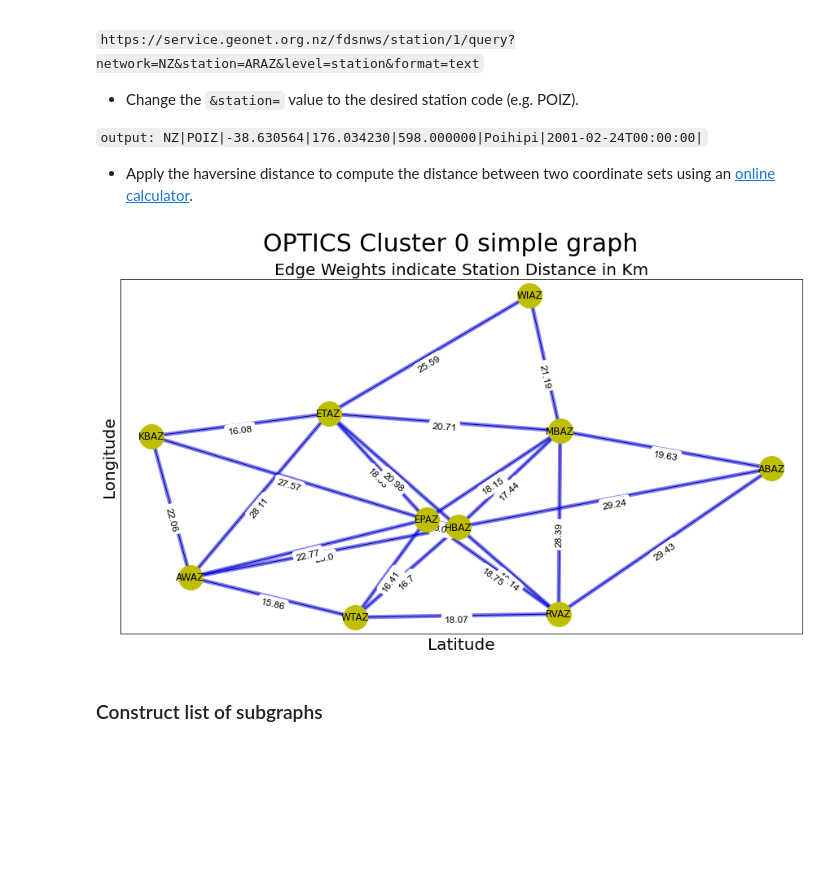
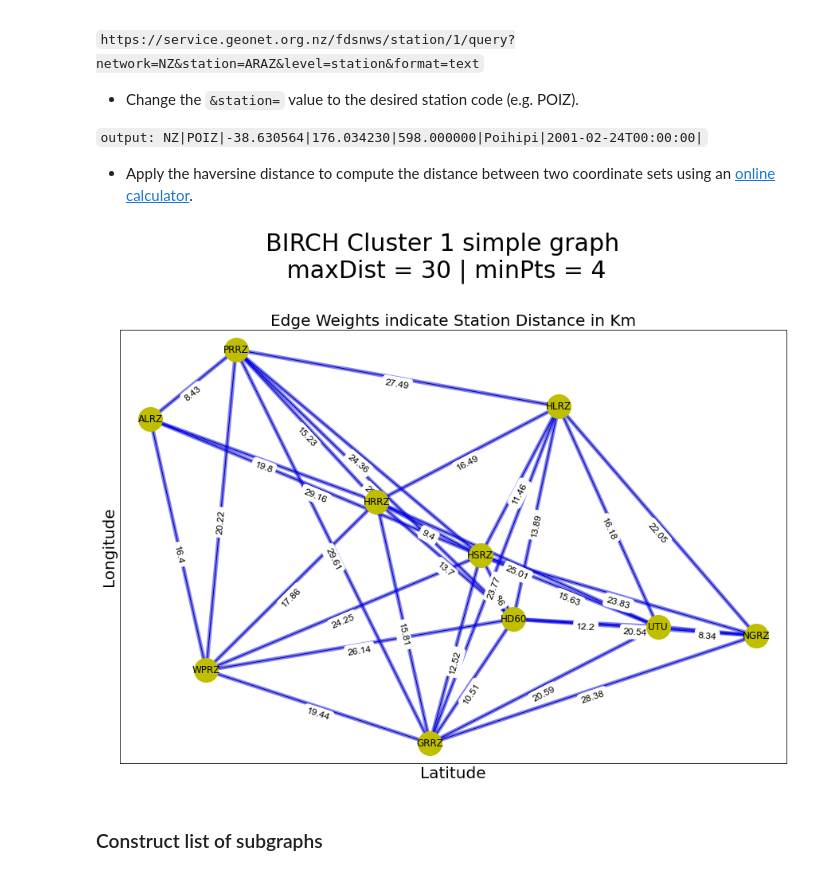
Before and after one commit to waidyanatha/quasar, a Jupyter notebook: notebooks/1a_shield_network_cluster_maps.ipynb, the cells around one changed output. Saved outputs shown, nothing was run; the diff lists cells and outputs as text; code cells hidden in the pictures; blank space fills up the shorter version.

```diff
--- a/notebooks/1a_shield_network_cluster_maps.ipynb
+++ b/notebooks/1a_shield_network_cluster_maps.ipynb
@@ -326,7 +331,7 @@ print("Returns a %s confidence interval\n" % s_conf_int)
     iterate the test 50 times to calculate the average score
 '''
 n_iter = 50    # number of iterations to run each of the functions
-n_clusters = int(station_coordinates.shape[0]/3)
+n_clusters = int(station_coordinates.shape[0]/4)
 sum_assess_tend_mean_scores = 0
 arr_score = np.empty(n_iter, dtype=float)
 
@@ -801,6 +815,11 @@ try:
     plt.legend(loc='upper left', fontsize=15)
     plt.xlabel('Longitude', fontsize=20)
     plt.ylabel('Latitude', fontsize=20)
+
+    _s_plot_save_file = str("../images/outputs/noise_clust_plot "+
+                            _s_cloud_clust_name+"_"+str(_l_max_distance)+"_"+
+                            str(_n_min_cloud_clust_size)+".png").replace(" ","_")
+    plt.savefig(_s_plot_save_file, bbox_inches='tight')
     plt.show()
 
 except Exception as err:
@@ -843,13 +866,13 @@ if debug:
     import importlib
     gc = importlib.reload(gc)
 
-_plot_valid_g = False
+_plot_valid_g = True
 ''' plot only subgraphs that comply with k-regularity where k >= minPts
     Given that the regularity is based on the average degree, change the scaling value 0.95
     to one that is desired and in the interval (0,1] to set a regularity threshold @_f_reg_thresh
 '''
 _force_min_regularity = True
-_f_reg_thresh = 0.95*cloud_clust_qual_df_['Minimum Points'].item()
+_f_reg_thresh = 0.95*__clust_quality_df_['Minimum Points'].item()
 #_min_regularity = 0.95     # value greater than 0 and less than 1.0
 
 lst_G_simple = []
@@ -860,11 +883,11 @@ if _plot_valid_g:
     for k in no_noise_df['label'].unique():
         temp_df = pd.DataFrame([])
         temp_df = no_noise_df.loc[lambda no_noise_df: no_noise_df['label'] == k]
-        if temp_df.shape[0] < int(cloud_clust_qual_df_['Minimum Points'].item()):
+        if temp_df.shape[0] < int(__clust_quality_df_['Minimum Points'].item()):
             no_noise_df = no_noise_df[no_noise_df['label'] != k]
 
-dict_feature_params = {"distance_km": cloud_clust_qual_df_['Maximum Distance'].item(),
-                       "minimum_samples": cloud_clust_qual_df_['Minimum Points'].item()}
+dict_feature_params = {"distance_km": __clust_quality_df_['Maximum Distance'].item(),
+                       "minimum_samples": __clust_quality_df_['Minimum Points'].item()}
 cls_g_clust = gc.community_detection(**dict_feature_params)
 G_simple = cls_g_clust.get_simple_graph(no_noise_df)
 G_simple.remove_nodes_from(list(nx.isolates(G_simple)))
@@ -896,5 +919,5 @@ while incomplete:
                 pass
 
 print('Remaining %d simple graphs after regularity degree validation with a tolerance of %0.02f!'
-      % (len(lst_G_simple),_f_deg_tol_thresh))
+      % (len(lst_G_simple),_f_reg_thresh))
 # %% [output]
@@ -1068,40 +1126,53 @@ To verify the distances given in the graph:
     n is the number of clusters
     To toggle between viewing the minimum spanning tree and the graph uncomment and comment the
     code lines
     G = lst_clust_G_tree[clust_num]
     G = lst_clust_G_graph[clust_num]
 
     @parameters
     clust_number = integer value of any number between 0 and the maximum number of cluster -1
     G = nx.Graph() instance of the respecitve graph of the cluster from the list of cluster graphs
 '''
 import networkx as nx
 import matplotlib.pyplot as plt
 %matplotlib inline
 
 ''' TODO create a dataframe of graphs to locate by index number to remove issue related to mismatch
     between clust_number and actual cluster label'''
-clust_num = 0
+clust_num = 1
 G = lst_G_simple[clust_num]
-plt.figure(figsize=(15,8))
+#fig, ax = plt.subplots(num_rows, num_cols, figsize=(15,num_rows*4), dpi=100, sharex=False, sharey=True)
+#ax = plt.subplot()
+plt.figure(figsize=(15,10))
+
 node_pos=nx.get_node_attributes(G,'pos')
 nx.draw_networkx(G, node_pos,node_size=900, node_color="y", node_shape='o')
 nx.draw_networkx_edges(G, node_pos, width=5.0, alpha=0.5,edge_color="b")
 edge_labels = nx.get_edge_attributes(G,'distance')
 nx.draw_networkx_edge_labels(G, node_pos,
                              edge_labels=edge_labels, label_pos=0.5,
                              font_size=12, font_family="Arial",
                              horizontalalignment='center', verticalalignment='top')
-plt.suptitle('%s Cluster %d simple graph' % (_s_cloud_clust_name, clust_num), fontsize=30)
+_s_title = ('%s Cluster %d simple graph\n maxDist = %d | minPts = %d'
+             % (_s_cloud_clust_name, clust_num, _l_max_distance, _n_min_cloud_clust_size))
+plt.suptitle(_s_title, fontsize=30, y=1.05)
 plt.title('Edge Weights indicate Station Distance in Km', fontsize=20)
-plt.xticks(size=1, fontsize=20)
-plt.yticks(size=1, fontsize=20)
-#plt.legend(loc='upper left', fontsize=15)
 plt.xlabel('Latitude', fontsize=20)
 plt.ylabel('Longitude', fontsize=20)
+xticks = [a[0] for a in list(node_pos.values())]
+min_xtick = min(xticks)+1
+max_xtick = max(xticks)-1
+#plt.xticks(np.arange(min_xtick,max_xtick,step=2.0))
+#ax.set_xticks(np.arange(min_xtick,max_xtick,step=2.0), minor=True)
+
+_s_plot_save_file = ("../images/outputs/subg_%s_%d_%d_clust_%d.png"
+                     % (_s_cloud_clust_name, _l_max_distance,
+                        _n_min_cloud_clust_size, clust_num))
+plt.savefig(str(_s_plot_save_file).replace(" ","_"), bbox_inches='tight')
+
 plt.show()
 # %% [output]
-[figure, old version]
+[figure, new version]
 # %% [markdown]
 ### Construct list of subgraphs
 # %%
```
Also changed, not shown: parts of 14 cells of this notebook, 15 other files.
